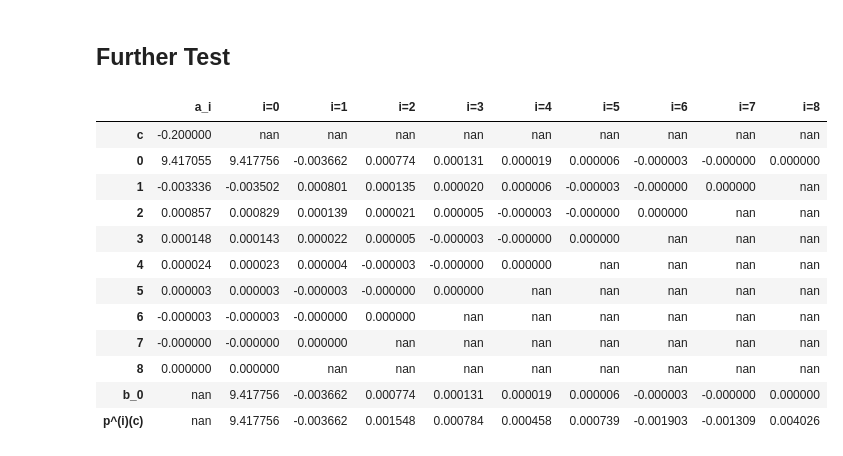
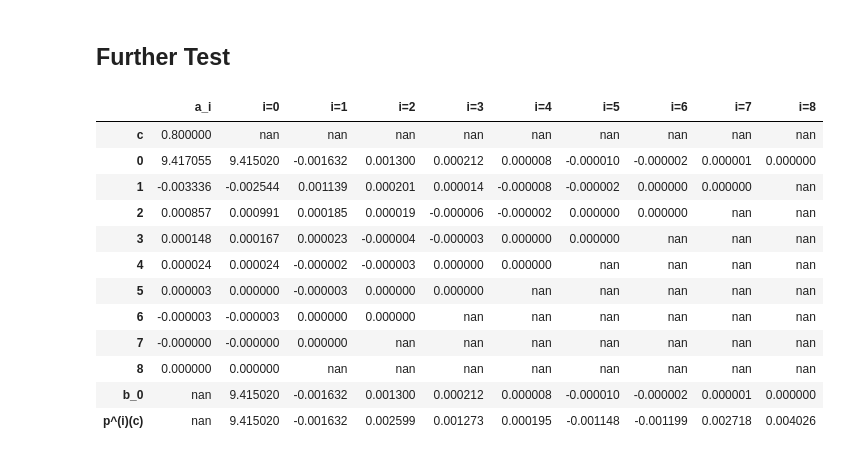
Before and after one commit to k1m1nonawa4869/HUST-MI3041-Numerical-Analysis, a Jupyter notebook: Week6-Interpolation/pp3_CenteredDifference/pp3a_GaussI.ipynb, the cells around one changed output. Cells and saved outputs as stored; diff of their text form; code cells hidden in the pictures.

```diff
--- a/Week6-Interpolation/pp3_CenteredDifference/pp3a_GaussI.ipynb
+++ b/Week6-Interpolation/pp3_CenteredDifference/pp3a_GaussI.ipynb
@@ -333,21 +333,21 @@ def all_derivatives(a, c):
 # %%
 coeff_list = final_coeff_df['Coeff'].tolist()
 
 x_val = 9.68
-t_val = (x_val - 9.7) / h
+t_val = (x_val - x0_val) / h
 df2 = all_derivatives(coeff_list, t_val)
 df2.style
 # %% [output]
 |  | a_i | i=0 | i=1 | i=2 | i=3 | i=4 | i=5 | i=6 | i=7 | i=8 |
-| c | -0.200000 | nan | nan | nan | nan | nan | nan | nan | nan | nan |
-| 0 | 9.417055 | 9.417756 | -0.003662 | 0.000774 | 0.000131 | 0.000019 | 0.000006 | -0.000003 | -0.000000 | 0.000000 |
-| 1 | -0.003336 | -0.003502 | 0.000801 | 0.000135 | 0.000020 | 0.000006 | -0.000003 | -0.000000 | 0.000000 | nan |
-| 2 | 0.000857 | 0.000829 | 0.000139 | 0.000021 | 0.000005 | -0.000003 | -0.000000 | 0.000000 | nan | nan |
-| 3 | 0.000148 | 0.000143 | 0.000022 | 0.000005 | -0.000003 | -0.000000 | 0.000000 | nan | nan | nan |
-| 4 | 0.000024 | 0.000023 | 0.000004 | -0.000003 | -0.000000 | 0.000000 | nan | nan | nan | nan |
-| 5 | 0.000003 | 0.000003 | -0.000003 | -0.000000 | 0.000000 | nan | nan | nan | nan | nan |
-| 6 | -0.000003 | -0.000003 | -0.000000 | 0.000000 | nan | nan | nan | nan | nan | nan |
+| c | 0.800000 | nan | nan | nan | nan | nan | nan | nan | nan | nan |
+| 0 | 9.417055 | 9.415020 | -0.001632 | 0.001300 | 0.000212 | 0.000008 | -0.000010 | -0.000002 | 0.000001 | 0.000000 |
+| 1 | -0.003336 | -0.002544 | 0.001139 | 0.000201 | 0.000014 | -0.000008 | -0.000002 | 0.000000 | 0.000000 | nan |
+| 2 | 0.000857 | 0.000991 | 0.000185 | 0.000019 | -0.000006 | -0.000002 | 0.000000 | 0.000000 | nan | nan |
+| 3 | 0.000148 | 0.000167 | 0.000023 | -0.000004 | -0.000003 | 0.000000 | 0.000000 | nan | nan | nan |
+| 4 | 0.000024 | 0.000024 | -0.000002 | -0.000003 | 0.000000 | 0.000000 | nan | nan | nan | nan |
+| 5 | 0.000003 | 0.000000 | -0.000003 | 0.000000 | 0.000000 | nan | nan | nan | nan | nan |
+| 6 | -0.000003 | -0.000003 | 0.000000 | 0.000000 | nan | nan | nan | nan | nan | nan |
 | 7 | -0.000000 | -0.000000 | 0.000000 | nan | nan | nan | nan | nan | nan | nan |
 | 8 | 0.000000 | 0.000000 | nan | nan | nan | nan | nan | nan | nan | nan |
-| b_0 | nan | 9.417756 | -0.003662 | 0.000774 | 0.000131 | 0.000019 | 0.000006 | -0.000003 | -0.000000 | 0.000000 |
-| p^(i)(c) | nan | 9.417756 | -0.003662 | 0.001548 | 0.000784 | 0.000458 | 0.000739 | -0.001903 | -0.001309 | 0.004026 |
+| b_0 | nan | 9.415020 | -0.001632 | 0.001300 | 0.000212 | 0.000008 | -0.000010 | -0.000002 | 0.000001 | 0.000000 |
+| p^(i)(c) | nan | 9.415020 | -0.001632 | 0.002599 | 0.001273 | 0.000195 | -0.001148 | -0.001199 | 0.002718 | 0.004026 |
```
Also changed, not shown: 7 other files.
